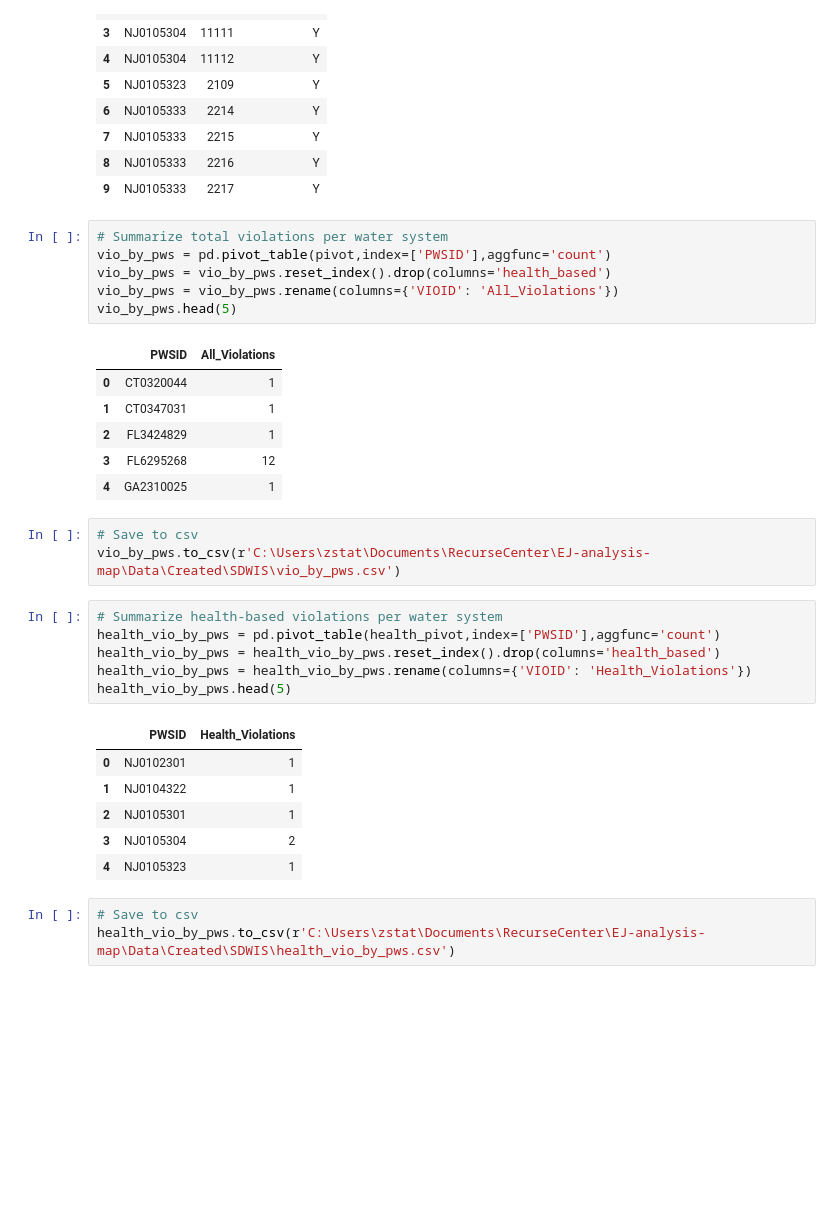
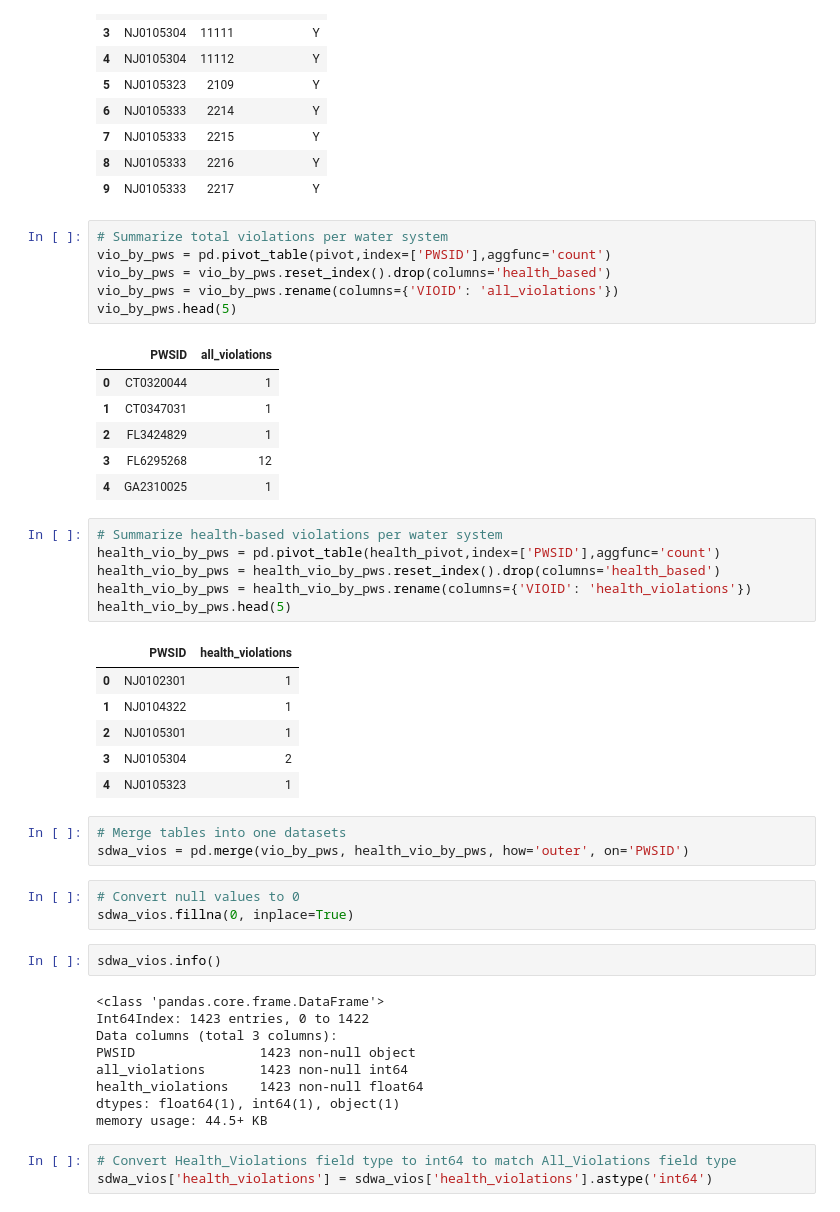
Before and after one commit to zstatmanweil/EJ-analysis-map, a Jupyter notebook: SDWA-data-prep/SDWISData.ipynb, the cells around one changed output. Saved outputs shown, nothing was run; the diff lists cells and outputs as text; blank space fills up the shorter version.

Commit message:
modified notebook analyzing SDWA data

```diff
--- a/SDWA-data-prep/SDWISData.ipynb
+++ b/SDWA-data-prep/SDWISData.ipynb
@@ -82,32 +82,46 @@ health_pivot.head(10)
 # %%
 # Summarize total violations per water system
 vio_by_pws = pd.pivot_table(pivot,index=['PWSID'],aggfunc='count')
 vio_by_pws = vio_by_pws.reset_index().drop(columns='health_based')
-vio_by_pws = vio_by_pws.rename(columns={'VIOID': 'All_Violations'})
+vio_by_pws = vio_by_pws.rename(columns={'VIOID': 'all_violations'})
 vio_by_pws.head(5)
 # %% [output]
-|  | PWSID | All_Violations |
+|  | PWSID | all_violations |
 | 0 | CT0320044 | 1 |
 | 1 | CT0347031 | 1 |
 | 2 | FL3424829 | 1 |
 | 3 | FL6295268 | 12 |
 | 4 | GA2310025 | 1 |
-# %%
-# Save to csv
-vio_by_pws.to_csv(r'C:\Users\zstat\Documents\RecurseCenter\EJ-analysis-map\Data\Created\SDWIS\vio_by_pws.csv')
 # %%
 # Summarize health-based violations per water system
 health_vio_by_pws = pd.pivot_table(health_pivot,index=['PWSID'],aggfunc='count')
 health_vio_by_pws = health_vio_by_pws.reset_index().drop(columns='health_based')
-health_vio_by_pws = health_vio_by_pws.rename(columns={'VIOID': 'Health_Violations'})
+health_vio_by_pws = health_vio_by_pws.rename(columns={'VIOID': 'health_violations'})
 health_vio_by_pws.head(5)
 # %% [output]
-|  | PWSID | Health_Violations |
+|  | PWSID | health_violations |
 | 0 | NJ0102301 | 1 |
 | 1 | NJ0104322 | 1 |
 | 2 | NJ0105301 | 1 |
 | 3 | NJ0105304 | 2 |
 | 4 | NJ0105323 | 1 |
-# %%
-# Save to csv
-health_vio_by_pws.to_csv(r'C:\Users\zstat\Documents\RecurseCenter\EJ-analysis-map\Data\Created\SDWIS\health_vio_by_pws.csv')
+# %%
+# Merge tables into one datasets
+sdwa_vios = pd.merge(vio_by_pws, health_vio_by_pws, how='outer', on='PWSID')
+# %%
+# Convert null values to 0
+sdwa_vios.fillna(0, inplace=True)
+# %%
+sdwa_vios.info()
+# %% [output]
+<class 'pandas.core.frame.DataFrame'>
+Int64Index: 1423 entries, 0 to 1422
+Data columns (total 3 columns):
+PWSID                1423 non-null object
+all_violations       1423 non-null int64
+health_violations    1423 non-null float64
+dtypes: float64(1), int64(1), object(1)
+memory usage: 44.5+ KB
+# %%
+# Convert Health_Violations field type to int64 to match All_Violations field type
+sdwa_vios['health_violations'] = sdwa_vios['health_violations'].astype('int64')
```
Also changed, not shown: parts of 2 cells of this notebook, 1 other file.
